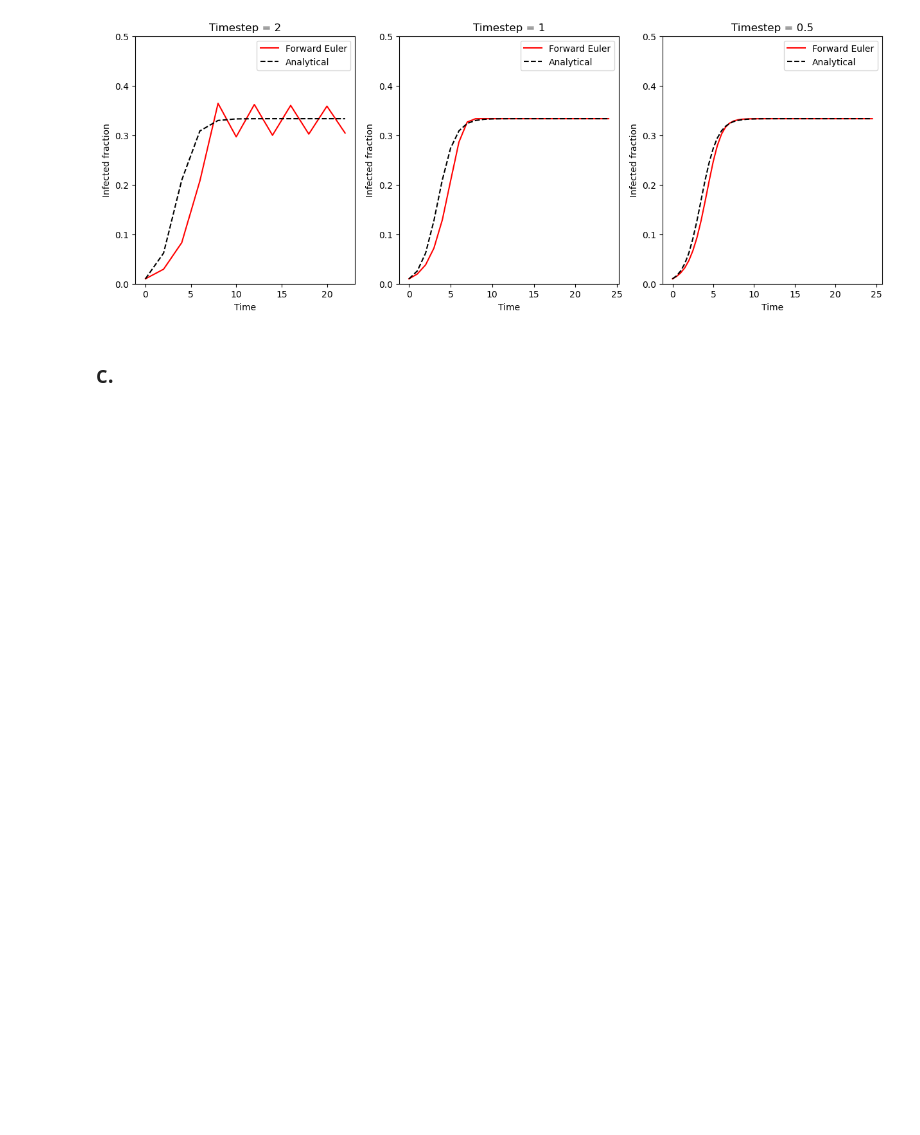
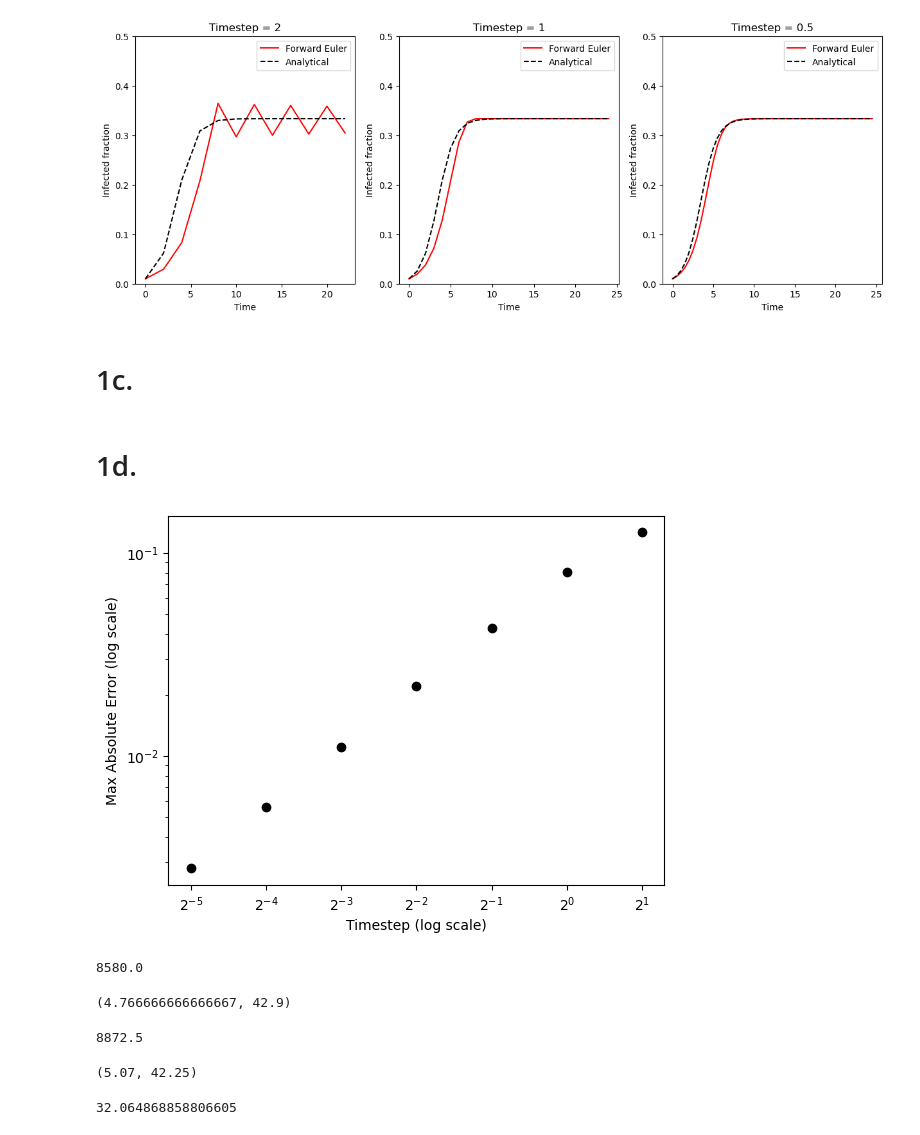
Before and after one commit to aoki-sherwoodb/CSCI-5897-InfectiousDiseases, a Jupyter notebook: hw2/hw2.ipynb, the cells around one changed output. Saved outputs shown, nothing was run; the diff lists cells and outputs as text; code cells hidden in the pictures; blank space fills up the shorter version.

```diff
--- a/hw2/hw2.ipynb
+++ b/hw2/hw2.ipynb
@@ -43,7 +41,7 @@ plt.savefig("hw2/plots/sis_forward_euler.png")
 # %% [output]
 [figure]
 # %% [markdown]
-## c.
+# 1c.
 # %%
 def max_abs_err(timestep, t_max, params, x0):
     """
@@ -53,4 +51,36 @@ def max_abs_err(timestep, t_max, params, x0):
     states, times = forward_euler(sis, params, x0, timestep, int(t_max / timestep))
     i_numerical = states[1, :]
     i_analytical = np.array([closed_form_sis_i(t, **params, i_0=x0[1]) for t in times])
-    return np.maximum(np.abs(i_numerical - i_analytical))
+    return np.max(np.abs(i_numerical - i_analytical))
+# %% [markdown]
+# 1d.
+# %%
+timesteps = np.logspace(1, -5, base=2, num=7)
+plt.scatter(timesteps, [max_abs_err(dt, 10, params, x0).max() for dt in timesteps], color='k')
+plt.xscale('log', base=2)
+plt.yscale('log')
+plt.xlabel('Timestep (log scale)')
+plt.ylabel('Max Absolute Error (log scale)')
+plt.savefig("hw2/plots/max_abs_err_vs_dt.png")
+# %% [output]
+[figure, added]
+# %%
+(43.5 * 200 + 4.7 * 1800) / 2
+# %% [output]
+8580.0
+# %%
+8580 / 1800, 8580 / 200
+# %% [output]
+(4.766666666666667, 42.9)
+# %%
+(44.5 * 210 + 4.8 * 1750) / 2
+# %% [output]
+8872.5
+# %%
+8872.5 / 1750, 8872.5 / 210
+# %% [output]
+(5.07, 42.25)
+# %%
+(28.1 + np.sqrt(28.1**2 - 4 * (3.1 * 25 - 42.9 * 4.77))) / 2
+# %% [output]
+32.064868858806605
```
Also changed, not shown: parts of 3 cells of this notebook, 3 other files.
